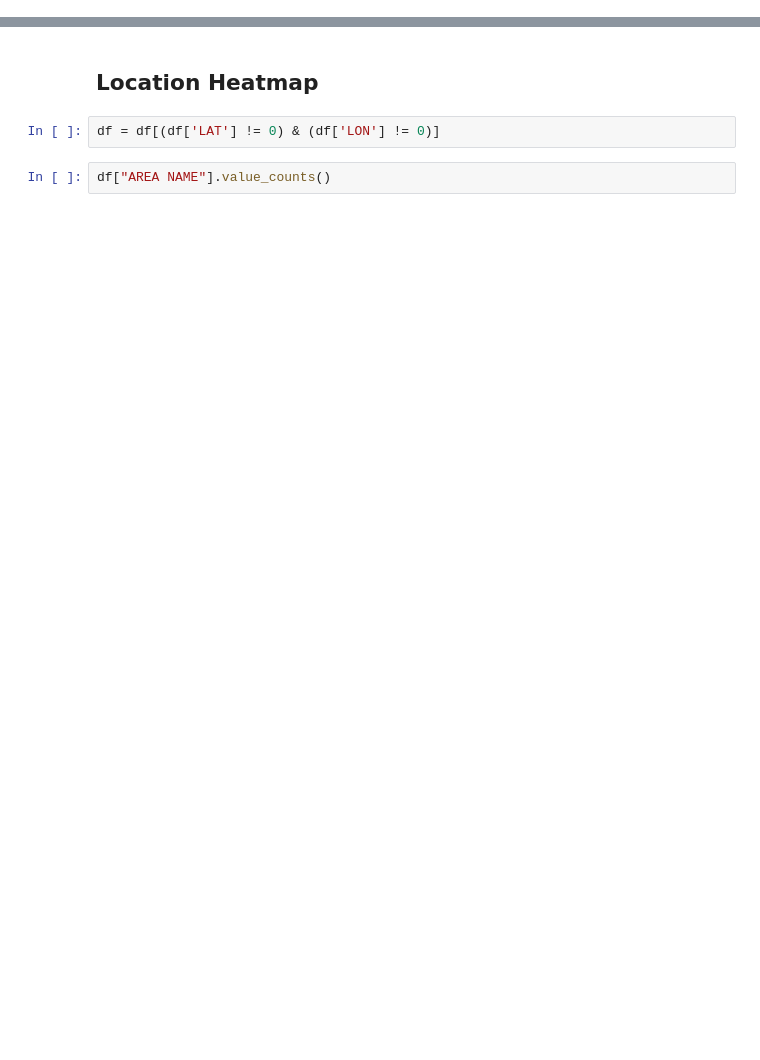
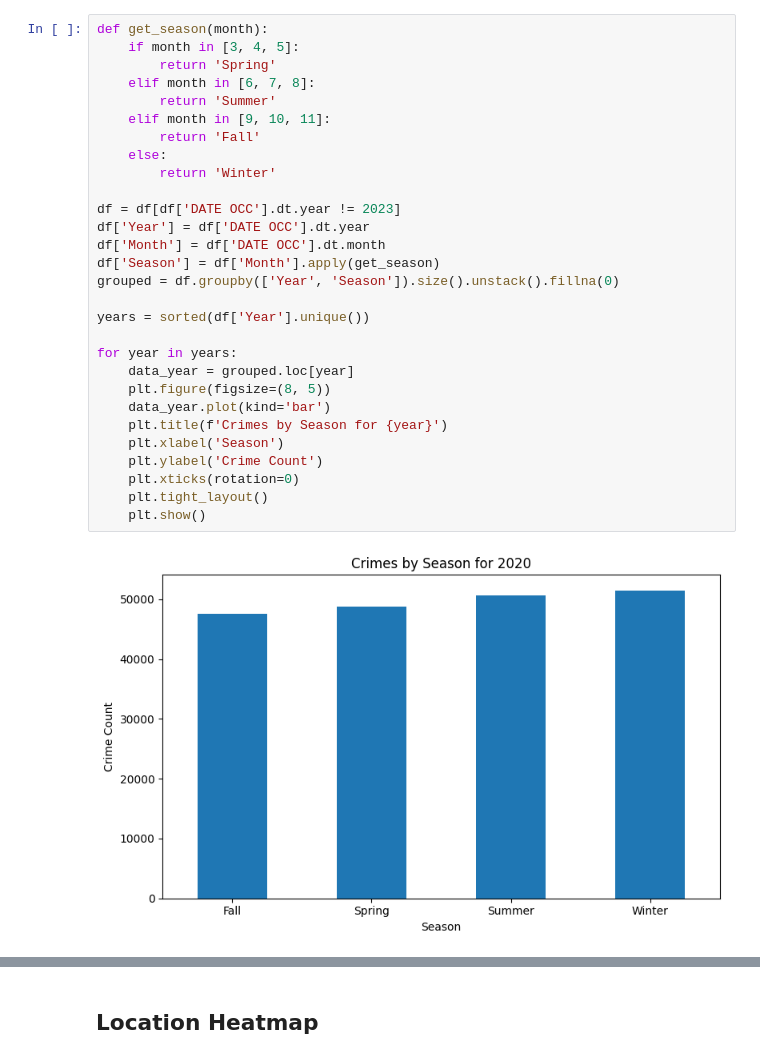
Before and after one commit to DataViz-Trio/Assignment-3, a Jupyter notebook: csv_to_parquet.ipynb, the cells around one changed output, grey strips where cells are left out. Saved outputs shown, nothing was run; the diff lists cells and outputs as text; blank space fills up the shorter version.

```diff
--- a/csv_to_parquet.ipynb
+++ b/csv_to_parquet.ipynb
@@ -52,0 +285,31 @@ p
+# %%
+def get_season(month):
+    if month in [3, 4, 5]:
+        return 'Spring'
+    elif month in [6, 7, 8]:
+        return 'Summer'
+    elif month in [9, 10, 11]:
+        return 'Fall'
+    else:
+        return 'Winter'
+
+df = df[df['DATE OCC'].dt.year != 2023]
+df['Year'] = df['DATE OCC'].dt.year
+df['Month'] = df['DATE OCC'].dt.month
+df['Season'] = df['Month'].apply(get_season)
+grouped = df.groupby(['Year', 'Season']).size().unstack().fillna(0)
+
+years = sorted(df['Year'].unique())
+
+for year in years:
+    data_year = grouped.loc[year]
+    plt.figure(figsize=(8, 5))
+    data_year.plot(kind='bar')
+    plt.title(f'Crimes by Season for {year}')
+    plt.xlabel('Season')
+    plt.ylabel('Crime Count')
+    plt.xticks(rotation=0)
+    plt.tight_layout()
+    plt.show()
+# %% [output]
+[figure, added]
@@ -53,7 +318,3 @@ p
 # %% [markdown]
 ## Location Heatmap
-# %%
-df = df[(df['LAT'] != 0) & (df['LON'] != 0)]
-# %%
-df["AREA NAME"].value_counts()
 # %%
```
Also changed, not shown: parts of 25 cells of this notebook, 1 other file.
